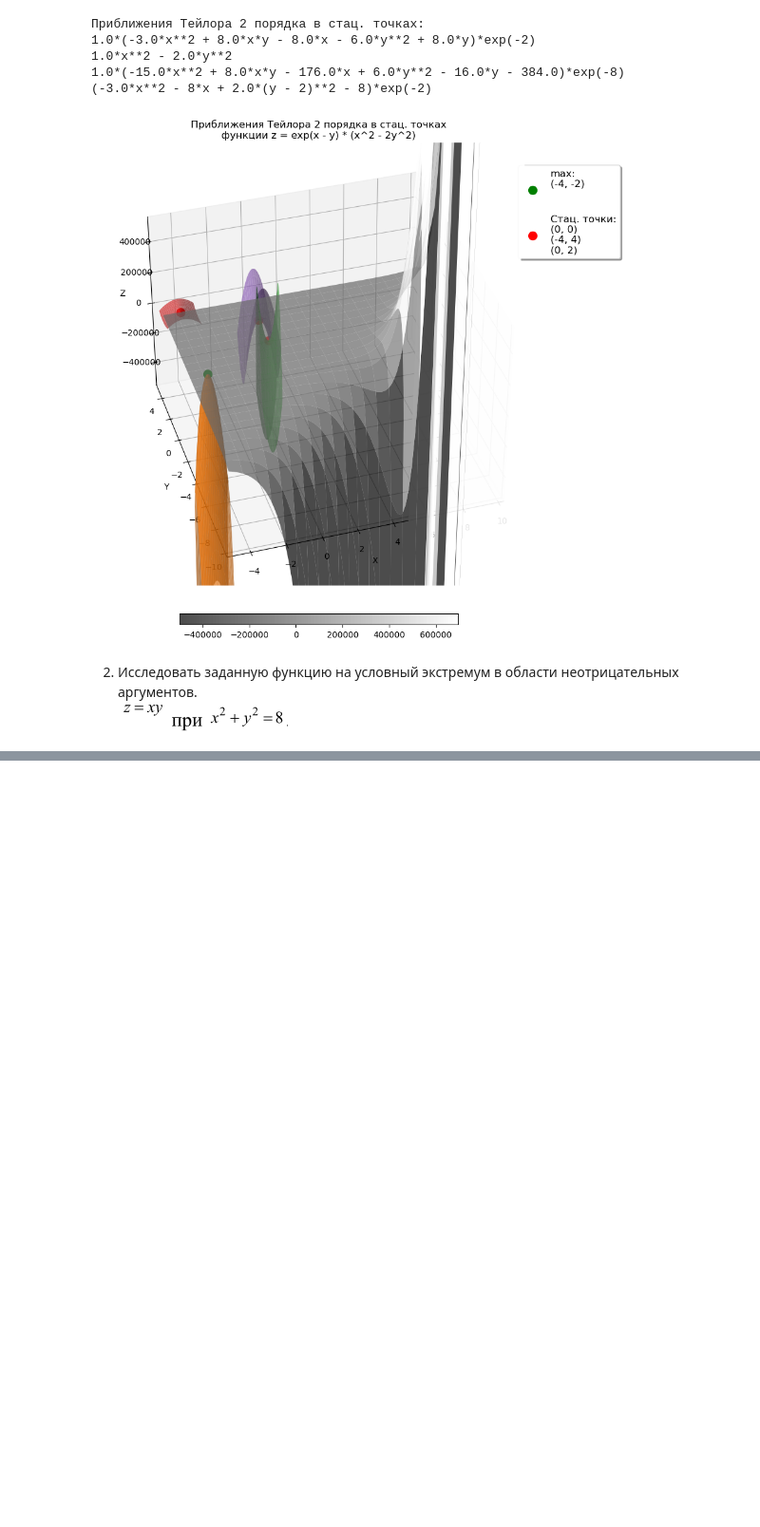
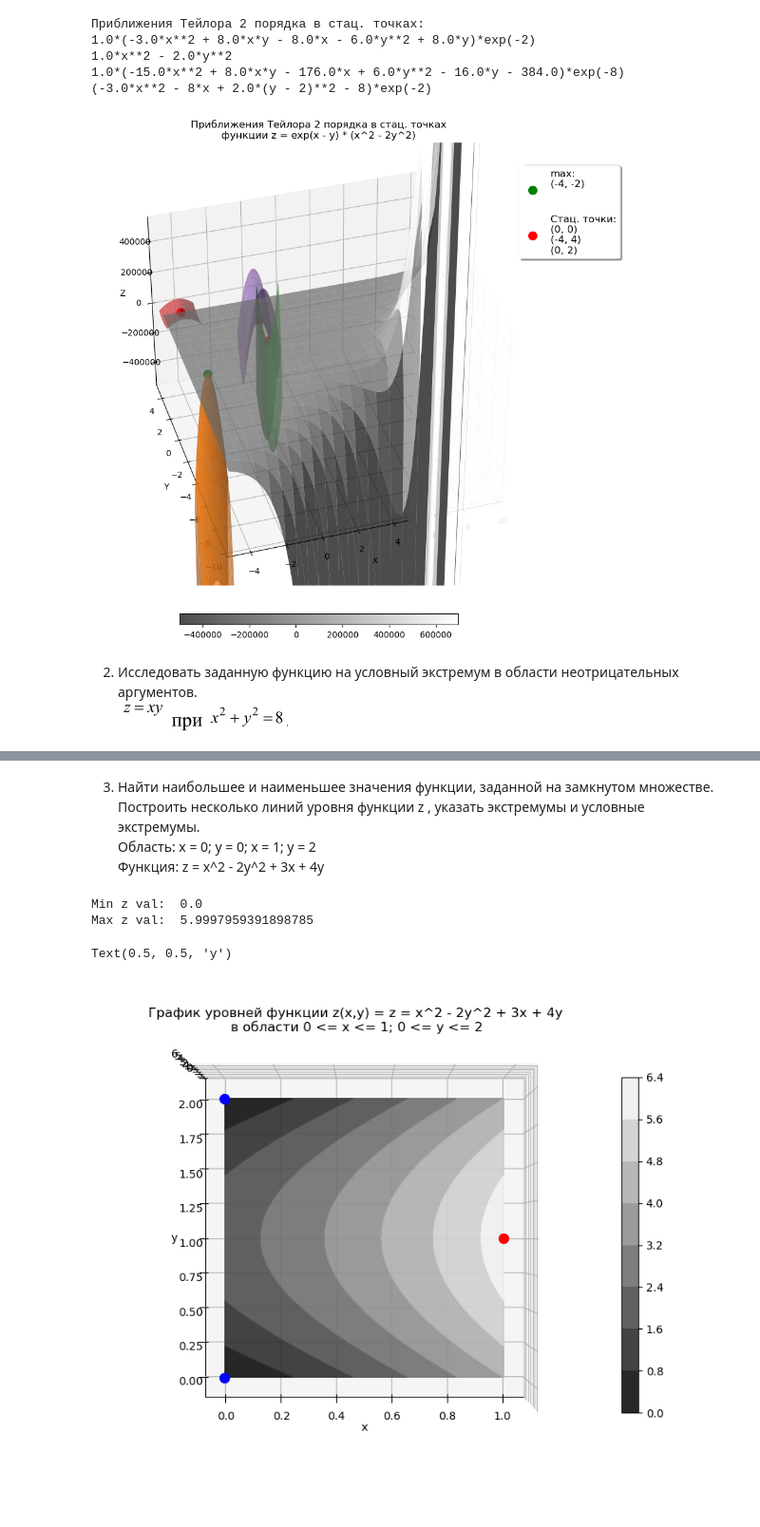
Before and after one commit to Jrvvv/Math_With_Py, a Jupyter notebook: math/TotalWork2.ipynb, the cells around one changed output, grey strips where cells are left out. Shown at 95% size. Cells and saved outputs as stored; diff of their text form; code cells hidden in the pictures; blank space fills up the shorter version.

```diff
--- a/math/TotalWork2.ipynb
+++ b/math/TotalWork2.ipynb
@@ -472,0 +474,56 @@ Text(0.5, 0.92, 'График функции z(x,y) = xy в области x>=0,
+# %% [markdown]
+3. Найти наибольшее и наименьшее значения функции, заданной на
+замкнутом множестве.<br> Построить несколько линий уровня
+функции z , указать экстремумы и условные экстремумы.<br>
+Область: x = 0; y = 0; x = 1; y = 2 <br>
+Функция: z = x^2 - 2y^2 + 3x + 4y
+# %%
+# определяем функцию
+def f(x,y):
+    return x**2 - 2*y**2 + 3*x + 4*y
+
+# задаем область определения
+x = np.linspace(0, 1, 100)
+y = np.linspace(0, 2, 100)
+
+# создаем сетку для графика
+X,Y = np.meshgrid(x,y)
+
+# вычисляем значения функции на сетке
+Z = f(X,Y)
+
+print('Min z val: ', np.min(Z))
+print('Max z val: ',np.max(Z))
+
+# создаем график
+fig = plt.figure(figsize=(10, 10))
+ax = fig.add_subplot(111, projection='3d')
+
+# добавляем поверхность функции
+# ax.plot_surface(X, Y, Z, cmap=cm.gray, alpha=0.7)
+
+# cs = ax.contour(X, Y, Z, levels=np.linspace(-5, 5, 9))
+
+# ax.clabel(cs, cs.levels, inline=True, fontsize=5)
+
+cs = ax.contourf(X,Y,Z,zdir ='z',offset = 0,cmap = cm.gray, alpha=0.90)
+
+ax.view_init(90, -90)
+
+cbar = plt.colorbar(cs, shrink=0.55, pad=0.01)
+
+ax.set_title('График уровней функции z(x,y) = z = x^2 - 2y^2 + 3x + 4y \n'
+             'в области 0 <= x <= 1; 0 <= y <= 2\n', x = 0.5, y = 0.95)
+
+ax.scatter(0, 0, 0, c='blue', marker='.', s=300)
+ax.scatter(0, 2, 0, c='blue', marker='.', s=300)
+ax.scatter(1, 1, 0, c='red',  marker='.', s=300)
+
+# добавляем подписи осей
+ax.set_xlabel('x')
+ax.set_ylabel('y')
+# %% [output]
+Min z val:  0.0
+Max z val:  5.9997959391898785
+Text(0.5, 0.5, 'y')
+[figure, added]
```
Also changed, not shown: parts of 3 cells of this notebook.
